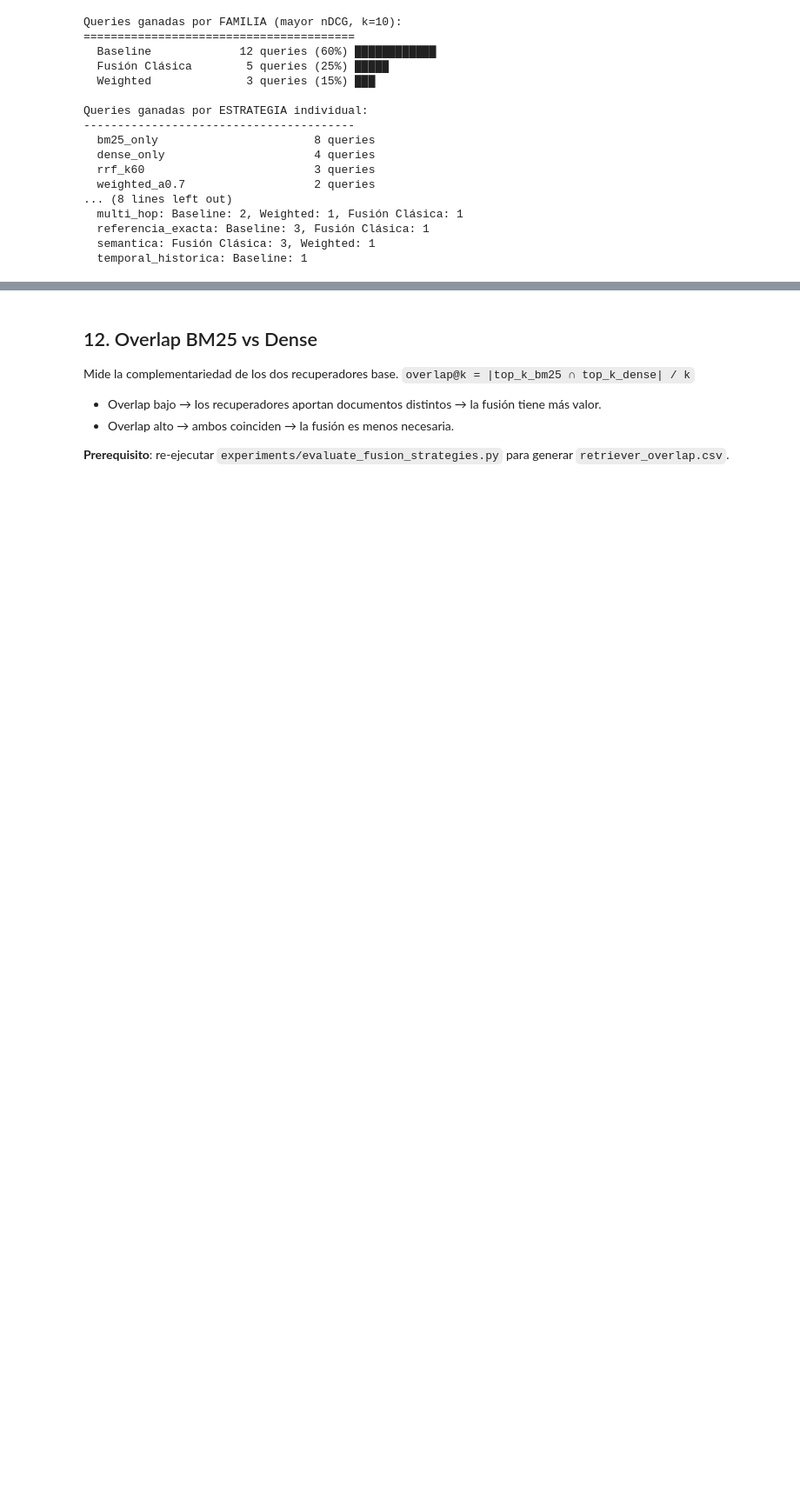
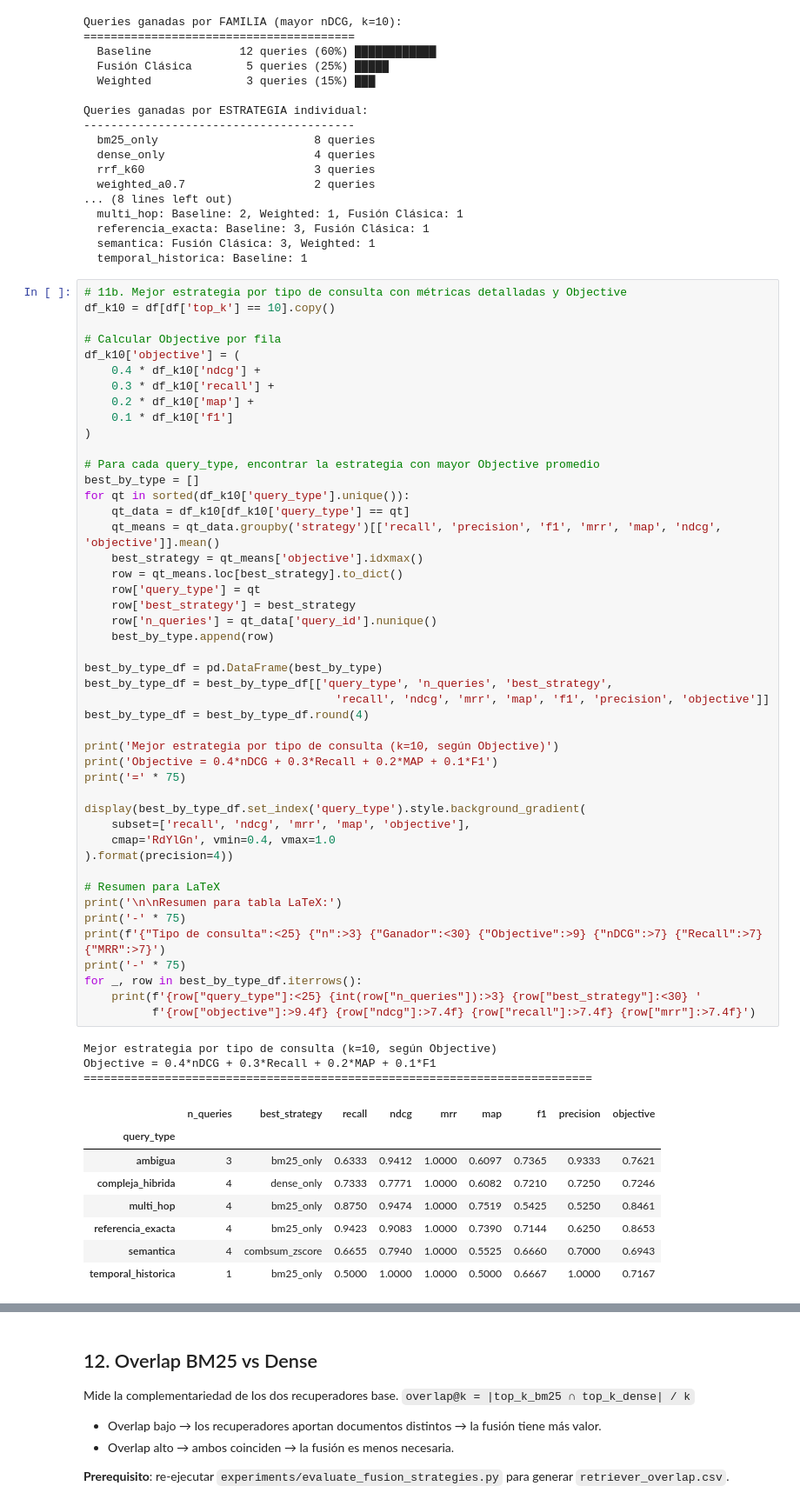
Before and after one commit to Javi111003/HybridRank-RAG, a Jupyter notebook: notebooks/fusion_evaluation_analysis.ipynb, the cells around one changed output, grey strips where cells are left out. Shown at 87% size. Drawn from its saved outputs; the diff is of its cells as text; blank space fills up the shorter version.

```diff
--- a/notebooks/fusion_evaluation_analysis.ipynb
+++ b/notebooks/fusion_evaluation_analysis.ipynb
@@ -851,3 +861,61 @@ Queries ganadas por ESTRATEGIA individual:
   referencia_exacta: Baseline: 3, Fusión Clásica: 1
   semantica: Fusión Clásica: 3, Weighted: 1
   temporal_historica: Baseline: 1
+# %%
+# 11b. Mejor estrategia por tipo de consulta con métricas detalladas y Objective
+df_k10 = df[df['top_k'] == 10].copy()
+
+# Calcular Objective por fila
+df_k10['objective'] = (
+    0.4 * df_k10['ndcg'] +
+    0.3 * df_k10['recall'] +
+    0.2 * df_k10['map'] +
+    0.1 * df_k10['f1']
+)
+
+# Para cada query_type, encontrar la estrategia con mayor Objective promedio
+best_by_type = []
+for qt in sorted(df_k10['query_type'].unique()):
+    qt_data = df_k10[df_k10['query_type'] == qt]
+    qt_means = qt_data.groupby('strategy')[['recall', 'precision', 'f1', 'mrr', 'map', 'ndcg', 'objective']].mean()
+    best_strategy = qt_means['objective'].idxmax()
+    row = qt_means.loc[best_strategy].to_dict()
+    row['query_type'] = qt
+    row['best_strategy'] = best_strategy
+    row['n_queries'] = qt_data['query_id'].nunique()
+    best_by_type.append(row)
+
+best_by_type_df = pd.DataFrame(best_by_type)
+best_by_type_df = best_by_type_df[['query_type', 'n_queries', 'best_strategy',
+                                     'recall', 'ndcg', 'mrr', 'map', 'f1', 'precision', 'objective']]
+best_by_type_df = best_by_type_df.round(4)
+
+print('Mejor estrategia por tipo de consulta (k=10, según Objective)')
+print('Objective = 0.4*nDCG + 0.3*Recall + 0.2*MAP + 0.1*F1')
+print('=' * 75)
+
+display(best_by_type_df.set_index('query_type').style.background_gradient(
+    subset=['recall', 'ndcg', 'mrr', 'map', 'objective'],
+    cmap='RdYlGn', vmin=0.4, vmax=1.0
+).format(precision=4))
+
+# Resumen para LaTeX
+print('\n\nResumen para tabla LaTeX:')
+print('-' * 75)
+print(f'{"Tipo de consulta":<25} {"n":>3} {"Ganador":<30} {"Objective":>9} {"nDCG":>7} {"Recall":>7} {"MRR":>7}')
+print('-' * 75)
+for _, row in best_by_type_df.iterrows():
+    print(f'{row["query_type"]:<25} {int(row["n_queries"]):>3} {row["best_strategy"]:<30} '
+          f'{row["objective"]:>9.4f} {row["ndcg"]:>7.4f} {row["recall"]:>7.4f} {row["mrr"]:>7.4f}')
+# %% [output]
+Mejor estrategia por tipo de consulta (k=10, según Objective)
+Objective = 0.4*nDCG + 0.3*Recall + 0.2*MAP + 0.1*F1
+===========================================================================
+|  | n_queries | best_strategy | recall | ndcg | mrr | map | f1 | precision | objective |
+| query_type |  |  |  |  |  |  |  |  |  |
+| ambigua | 3 | bm25_only | 0.6333 | 0.9412 | 1.0000 | 0.6097 | 0.7365 | 0.9333 | 0.7621 |
+| compleja_hibrida | 4 | dense_only | 0.7333 | 0.7771 | 1.0000 | 0.6082 | 0.7210 | 0.7250 | 0.7246 |
+| multi_hop | 4 | bm25_only | 0.8750 | 0.9474 | 1.0000 | 0.7519 | 0.5425 | 0.5250 | 0.8461 |
+| referencia_exacta | 4 | bm25_only | 0.9423 | 0.9083 | 1.0000 | 0.7390 | 0.7144 | 0.6250 | 0.8653 |
+| semantica | 4 | combsum_zscore | 0.6655 | 0.7940 | 1.0000 | 0.5525 | 0.6660 | 0.7000 | 0.6943 |
+| temporal_historica | 1 | bm25_only | 0.5000 | 1.0000 | 1.0000 | 0.5000 | 0.6667 | 1.0000 | 0.7167 |
```
Also changed, not shown: parts of 6 cells of this notebook, 3 other files.
